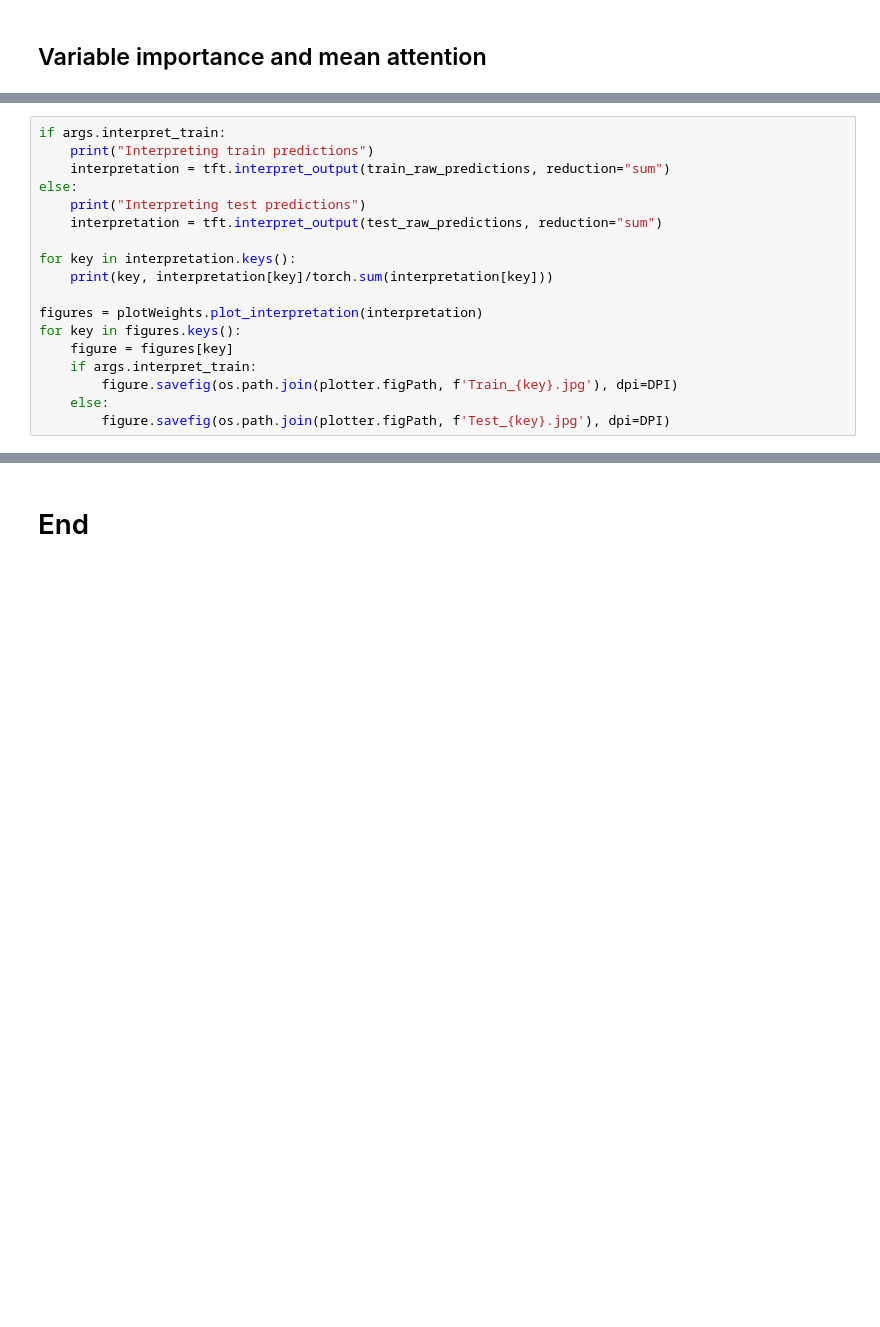
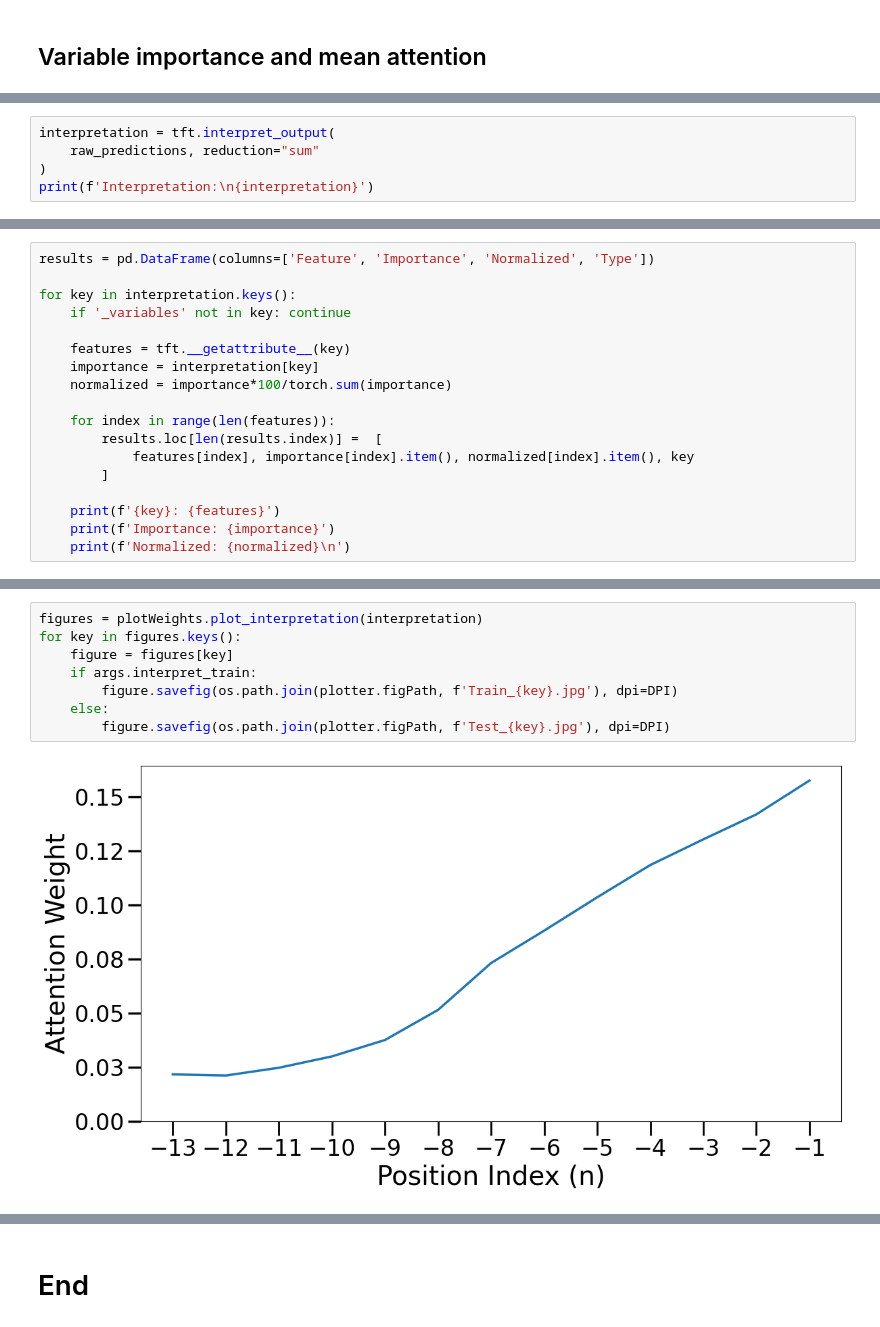
Before and after one commit to Data-ScienceHub/gpce-covid, a Jupyter notebook: TFT-pytorch/notebook/Train.ipynb, the cells around one changed output, grey strips where cells are left out. Saved outputs shown, nothing was run; the diff lists cells and outputs as text; blank space fills up the shorter version.

```diff
--- a/TFT-pytorch/notebook/Train.ipynb
+++ b/TFT-pytorch/notebook/Train.ipynb
@@ -394,0 +545,5 @@ print(f"Variables:\nStatic {tft.static_variables} \nEncoder {tft.encoder_variabl
+# %%
+interpretation = tft.interpret_output(
+    raw_predictions, reduction="sum"
+)
+print(f'Interpretation:\n{interpretation}')
@@ -394,0 +558,18 @@ print(f"Variables:\nStatic {tft.static_variables} \nEncoder {tft.encoder_variabl
+# %%
+results = pd.DataFrame(columns=['Feature', 'Importance', 'Normalized', 'Type'])
+
+for key in interpretation.keys():
+    if '_variables' not in key: continue
+
+    features = tft.__getattribute__(key)
+    importance = interpretation[key]
+    normalized = importance*100/torch.sum(importance)
+
+    for index in range(len(features)):
+        results.loc[len(results.index)] =  [
+            features[index], importance[index].item(), normalized[index].item(), key
+        ]
+
+    print(f'{key}: {features}')
+    print(f'Importance: {importance}')
+    print(f'Normalized: {normalized}\n')
@@ -395,18 +589,10 @@ print(f"Variables:\nStatic {tft.static_variables} \nEncoder {tft.encoder_variabl
 # %%
-if args.interpret_train:
-    print("Interpreting train predictions")
-    interpretation = tft.interpret_output(train_raw_predictions, reduction="sum")
-else:
-    print("Interpreting test predictions")
-    interpretation = tft.interpret_output(test_raw_predictions, reduction="sum")
-
-for key in interpretation.keys():
-    print(key, interpretation[key]/torch.sum(interpretation[key]))
-
 figures = plotWeights.plot_interpretation(interpretation)
 for key in figures.keys():
     figure = figures[key]
     if args.interpret_train:
         figure.savefig(os.path.join(plotter.figPath, f'Train_{key}.jpg'), dpi=DPI)
     else:
         figure.savefig(os.path.join(plotter.figPath, f'Test_{key}.jpg'), dpi=DPI)
+# %% [output]
+[figure, added]
```
Also changed, not shown: parts of 28 cells of this notebook, 4 other files.
